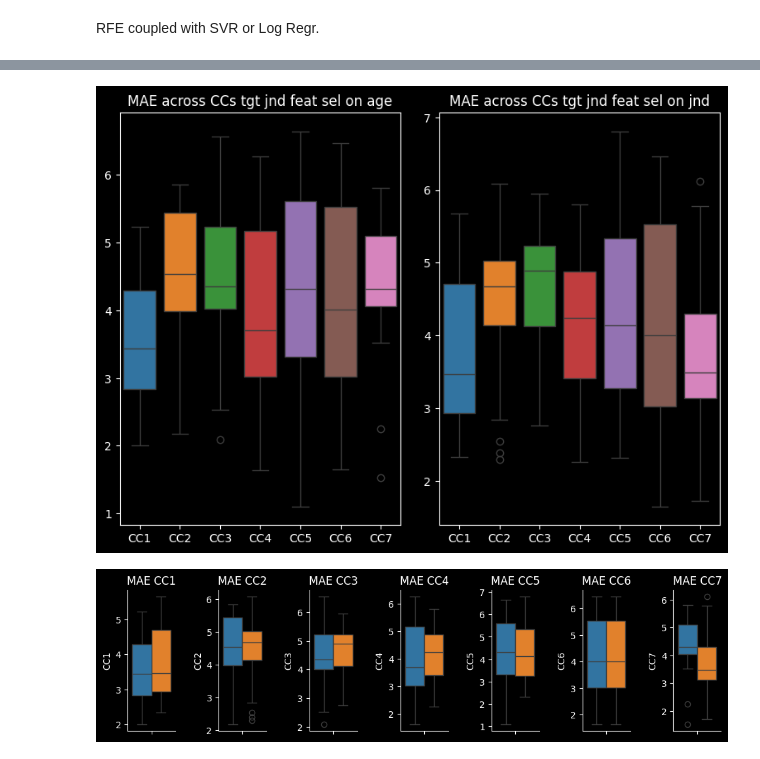
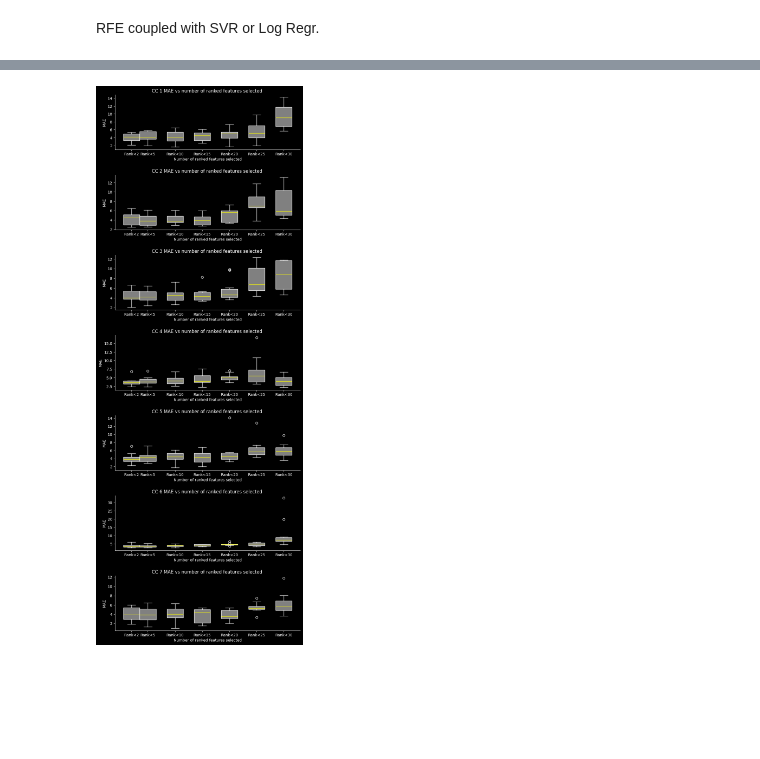
Before and after one commit to nicolascatz/CRPN_DTI_AGING_DPAKNC, a Jupyter notebook: scripts/DTI_Aging_FeatSelect_251205_NC.ipynb, the cells around one changed output, grey strips where cells are left out. Drawn from its saved outputs; the diff is of its cells as text; code cells hidden in the pictures; blank space fills up the shorter version.

```diff
--- a/scripts/DTI_Aging_FeatSelect_251205_NC.ipynb
+++ b/scripts/DTI_Aging_FeatSelect_251205_NC.ipynb
@@ -825,15 +830,0 @@ for target in ['age', 'jnd']:
-# %%
-
-
-#############
-MAE_cc_all_featonage_df=pd.DataFrame(MAE_cc_all_alltgt[0]).T
-MAE_cc_all_featonage_df.columns=['CC1','CC2','CC3','CC4','CC5','CC6','CC7']
-MAE_cc_all_featonage_df['feat_selected_on']='age'
-MAE_cc_all_featonjnd_df=pd.DataFrame(MAE_cc_all_alltgt[1]).T
-MAE_cc_all_featonjnd_df.columns=['CC1','CC2','CC3','CC4','CC5','CC6','CC7']
-MAE_cc_all_featonjnd_df['feat_selected_on']='jnd'
-']:
-MAE = pd.concat([MAE_cc_all_featonage_df, MAE_cc_all_featonjnd_df], axis=0)
-# %% [output]
-[figure, removed]
-[figure, removed]
@@ -839,0 +935,26 @@ MAE = pd.concat([MAE_cc_all_featonage_df, MAE_cc_all_featonjnd_df], axis=0)
+# %%
+fig, ax = plt.subplots(nrows=7, ncols=1,figsize=(8,21))
+for cc in range(7):
+    ax[cc].boxplot(MAE_cc_all_allcc[cc], labels=[f'Rank<{n}' for n in Ranking_feat],positions=Ranking_feat, widths=3, patch_artist=True,
+                   boxprops=dict(facecolor='grey', color='white'),
+                   medianprops=dict(color='yellow'),
+                   whiskerprops=dict(color='white'),
+                   capprops=dict(color='white'),
+                   flierprops=dict(color='white', markeredgecolor='white'))
+
+    ax[cc].set_title(f'CC {cc+1} MAE vs number of ranked features selected ')
+    ax[cc].set_xlabel('Number of ranked features selected')
+    ax[cc].set_ylabel('MAE')
+    ax[cc].grid(False)
+    ax[cc].spines['top'].set_visible(False)
+    ax[cc].spines['right'].set_visible(False)
+
+ax[0].set_title(f'CC 1 MAE vs number of ranked features selected ')
+ax[0].set_xlabel('Number of ranked features selected')
+ax[0].set_ylabel('MAE')
+ax[0].grid(False)
+ax[0].spines['top'].set_visible(False)
+ax[0].spines['right'].set_visible(False)
+plt.tight_layout(pad=2.0 )
+# %% [output]
+[figure, added]
```
Also changed, not shown: parts of 9 cells of this notebook.
